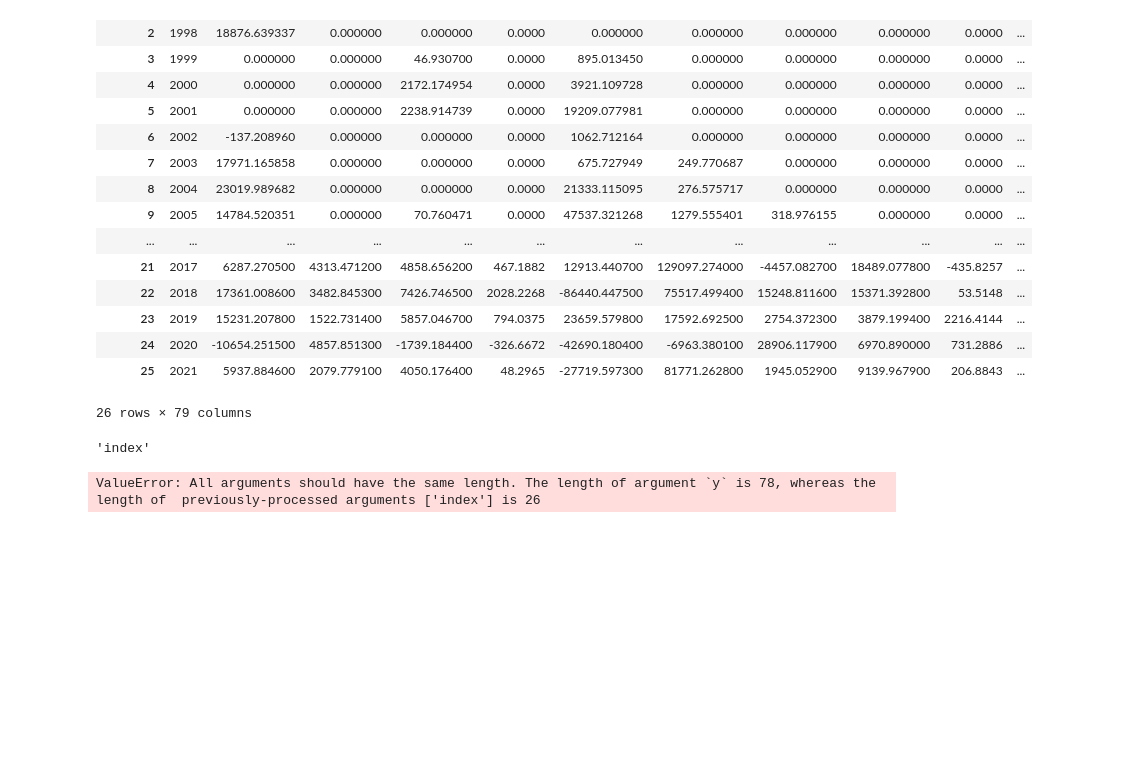
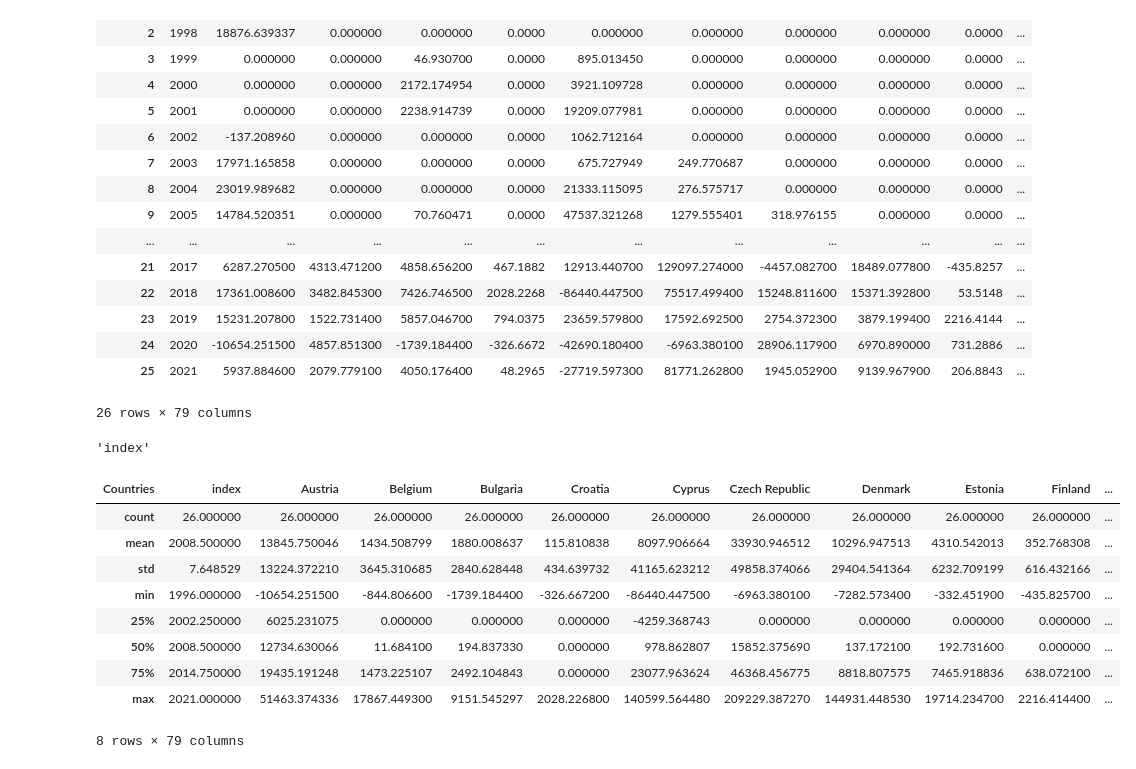
Before and after one commit to spyderroque/Georgia-Ukraine-War, a Jupyter notebook: Economics/Economics.ipynb, the cells around one changed output. Cells and saved outputs as stored; diff of their text form; code cells hidden in the pictures; blank space fills up the shorter version.

```diff
--- a/Economics/Economics.ipynb
+++ b/Economics/Economics.ipynb
@@ -124,11 +131,32 @@ fig2list = list(df_FDICountry2.columns.values)
 fig2list.pop(0)
 # %% [output]
 'index'
+# %%
+df_FDICountry2.describe(include="all")
+# %% [output]
+| Countries | index | Austria | Belgium | Bulgaria | Croatia | Cyprus | Czech Republic | Denmark | Estonia | Finland | ... |
+| count | 26.000000 | 26.000000 | 26.000000 | 26.000000 | 26.000000 | 26.000000 | 26.000000 | 26.000000 | 26.000000 | 26.000000 | ... |
+| mean | 2008.500000 | 13845.750046 | 1434.508799 | 1880.008637 | 115.810838 | 8097.906664 | 33930.946512 | 10296.947513 | 4310.542013 | 352.768308 | ... |
+| std | 7.648529 | 13224.372210 | 3645.310685 | 2840.628448 | 434.639732 | 41165.623212 | 49858.374066 | 29404.541364 | 6232.709199 | 616.432166 | ... |
+| min | 1996.000000 | -10654.251500 | -844.806600 | -1739.184400 | -326.667200 | -86440.447500 | -6963.380100 | -7282.573400 | -332.451900 | -435.825700 | ... |
+| 25% | 2002.250000 | 6025.231075 | 0.000000 | 0.000000 | 0.000000 | -4259.368743 | 0.000000 | 0.000000 | 0.000000 | 0.000000 | ... |
+| 50% | 2008.500000 | 12734.630066 | 11.684100 | 194.837330 | 0.000000 | 978.862807 | 15852.375690 | 137.172100 | 192.731600 | 0.000000 | ... |
+| 75% | 2014.750000 | 19435.191248 | 1473.225107 | 2492.104843 | 0.000000 | 23077.963624 | 46368.456775 | 8818.807575 | 7465.918836 | 638.072100 | ... |
+| max | 2021.000000 | 51463.374336 | 17867.449300 | 9151.545297 | 2028.226800 | 140599.564480 | 209229.387270 | 144931.448530 | 19714.234700 | 2216.414400 | ... |
+8 rows × 79 columns
 # %%
 
-fig2 = px.area(df_FDICountry2, x='index', y= fig2list)
+#fig2 = px.area(df_FDICountry2, x='index', y= fig2list)
 #fig2 = px.area(df_FDICountry2.T, x=fig2list, y='Countries')
+
+fig2 = go.Figure()
+for CountryName in fig2list:
+    fig2.add_trace(go.Scatter(
+        x = df_FDICountry2['index'],
+        y = df_FDICountry2[CountryName],
+        name = CountryName,
+        mode = 'lines',
+        stackgroup= 'one'
+        ))
 fig2.show()
-# %% [output]
-ValueError: All arguments should have the same length. The length of argument `y` is 78, whereas the length of  previously-processed arguments ['index'] is 26
 # %%
```
Also changed, not shown: parts of 2 cells of this notebook, 1 other file.
